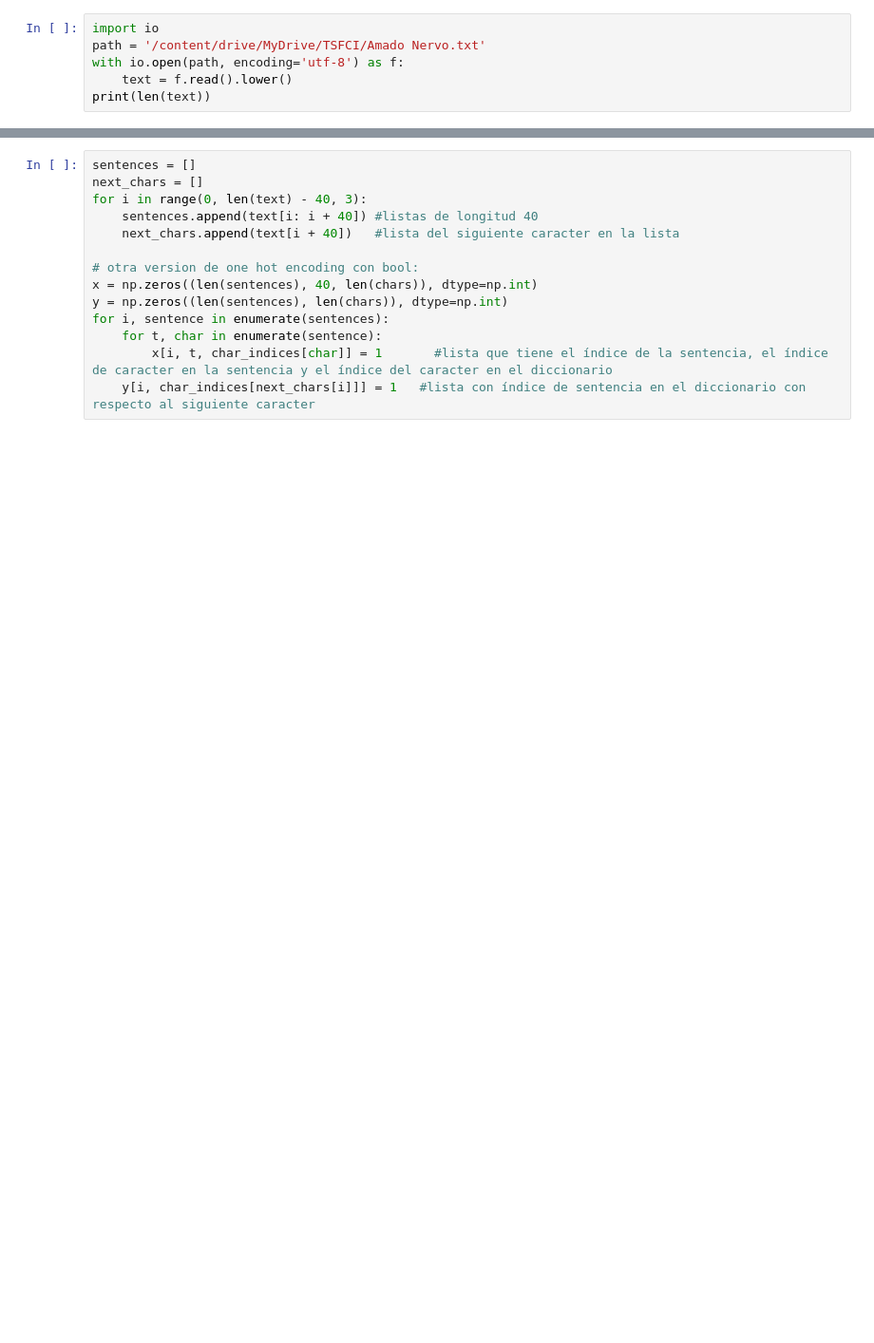
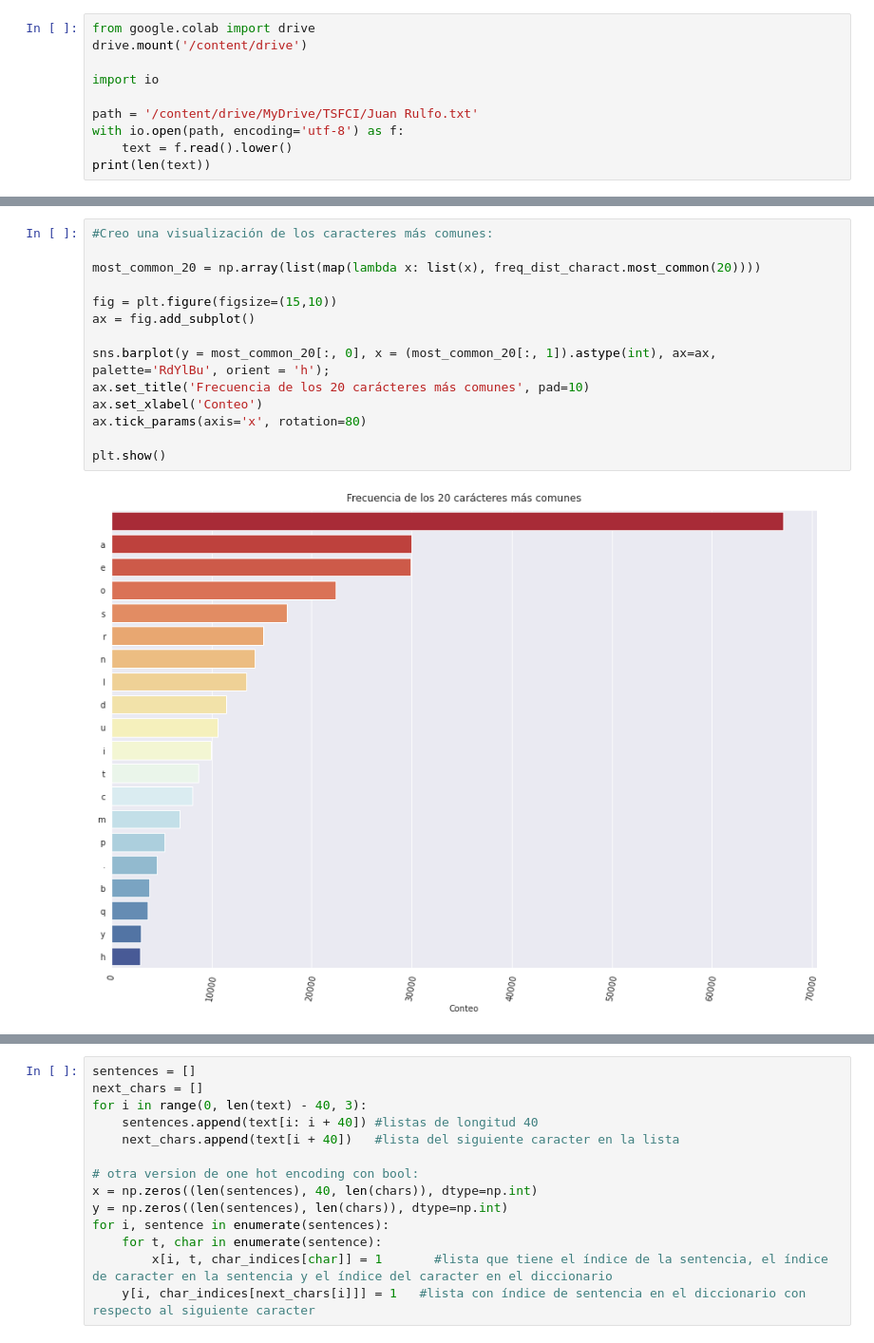
Before and after one commit to zoegarm/Creando-Textos-con-DL, a Jupyter notebook: Proyecto_LSTM_DL.ipynb, the cells around one changed output, grey strips where cells are left out. Shown: that part at 95% size. Cells and saved outputs as stored; diff of their text form; blank space fills up the shorter version.

```diff
--- a/Proyecto_LSTM_DL.ipynb
+++ b/Proyecto_LSTM_DL.ipynb
@@ -76,6 +77,10 @@ Drive already mounted at /content/drive; to attempt to forcibly remount, call dr
 # %%
+from google.colab import drive
+drive.mount('/content/drive')
+
 import io
-path = '/content/drive/MyDrive/TSFCI/Amado Nervo.txt'
+
+path = '/content/drive/MyDrive/TSFCI/Juan Rulfo.txt'
 with io.open(path, encoding='utf-8') as f:
     text = f.read().lower()
 print(len(text))
@@ -87,0 +172,16 @@ text[0:500]
+# %%
+#Creo una visualización de los caracteres más comunes:
+
+most_common_20 = np.array(list(map(lambda x: list(x), freq_dist_charact.most_common(20))))
+
+fig = plt.figure(figsize=(15,10))
+ax = fig.add_subplot()
+
+sns.barplot(y = most_common_20[:, 0], x = (most_common_20[:, 1]).astype(int), ax=ax, palette='RdYlBu', orient = 'h');
+ax.set_title('Frecuencia de los 20 carácteres más comunes', pad=10)
+ax.set_xlabel('Conteo')
+ax.tick_params(axis='x', rotation=80)
+
+plt.show()
+# %% [output]
+[figure, added]
```
Also changed, not shown: parts of 58 cells of this notebook.
